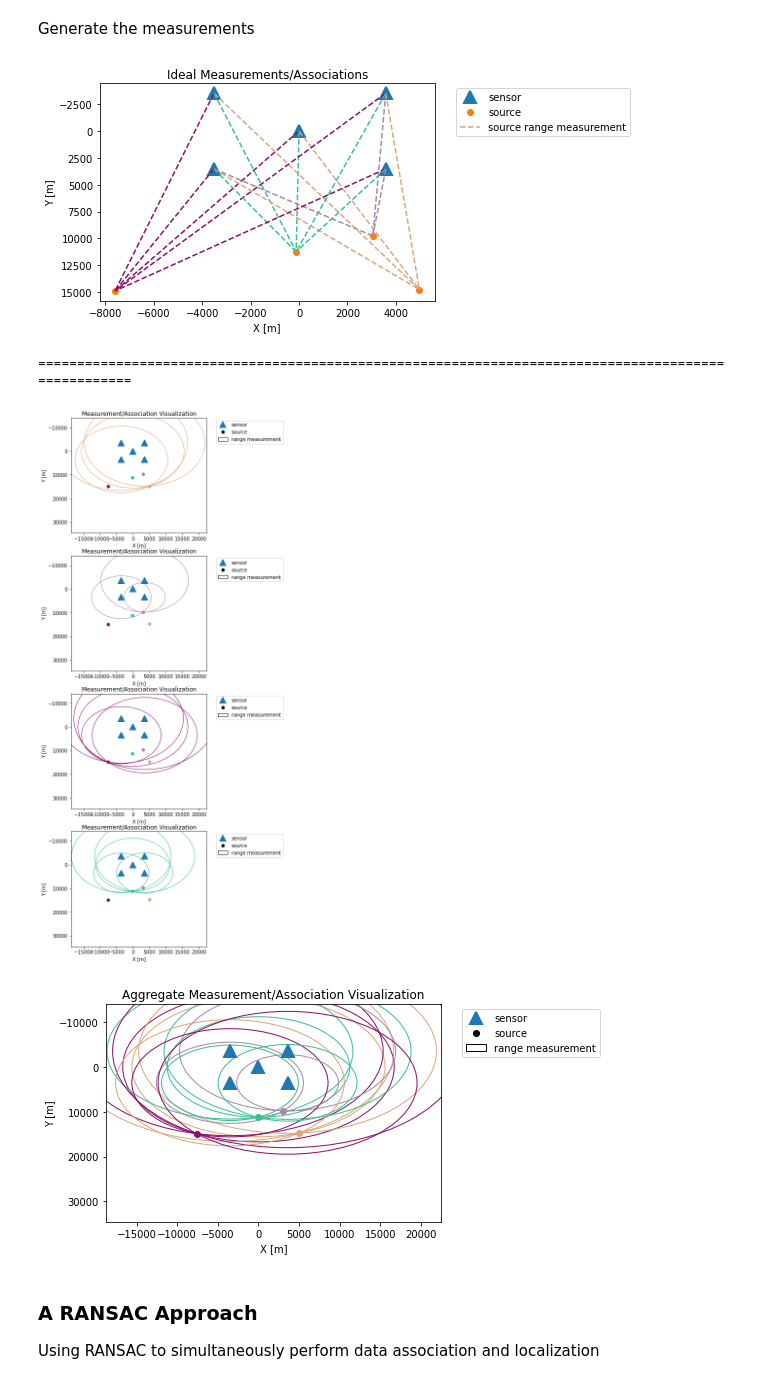
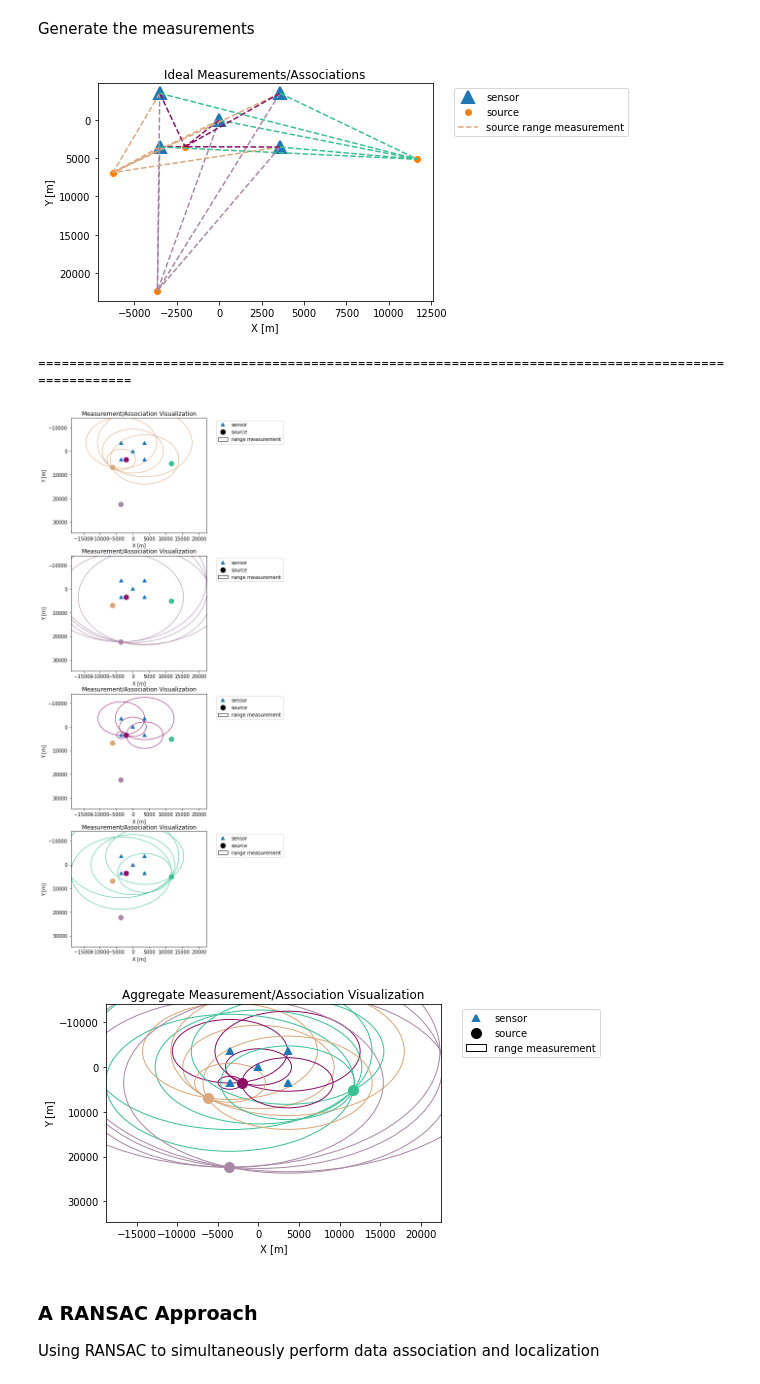
Before and after one commit to whoi-mars/Whale-Gunshot-Localization, a Jupyter notebook: associate_and_localize/algorithm_sandbox.ipynb, the cells around one changed output. Saved outputs shown, nothing was run; the diff lists cells and outputs as text; code cells hidden in the pictures.

```diff
--- a/associate_and_localize/algorithm_sandbox.ipynb
+++ b/associate_and_localize/algorithm_sandbox.ipynb
@@ -238,17 +230,17 @@ def visualize_measurements(measurements, TOSSIT_associations, source_association
 Generate the measurements
 # %%
 # generate measurements and associations
-measurements, source_associations, TOSSIT_associations, source_locs = generate_measurements(num_sources=5, var=0, num_delete=1)
+measurements, source_associations, TOSSIT_associations, source_locs = generate_measurements(num_sources=4, var=1000, num_delete=0, seed=1234)
 
 # visualize results
 visualize_collection(measurements, TOSSIT_associations, source_associations, source_locs)
 print(100*"=")
 visualize_measurements(measurements, TOSSIT_associations, source_associations, source_locs)
 # %% [output]
-[figure, old version]
+[figure, new version]
 ====================================================================================================
-[figure, old version]
+[figure, new version]
-[figure, old version]
+[figure, new version]
 # %% [markdown]
 ### A RANSAC Approach
 Using RANSAC to simultaneously perform data association and localization
```
Also changed, not shown: parts of 14 cells of this notebook, 1 other file.
